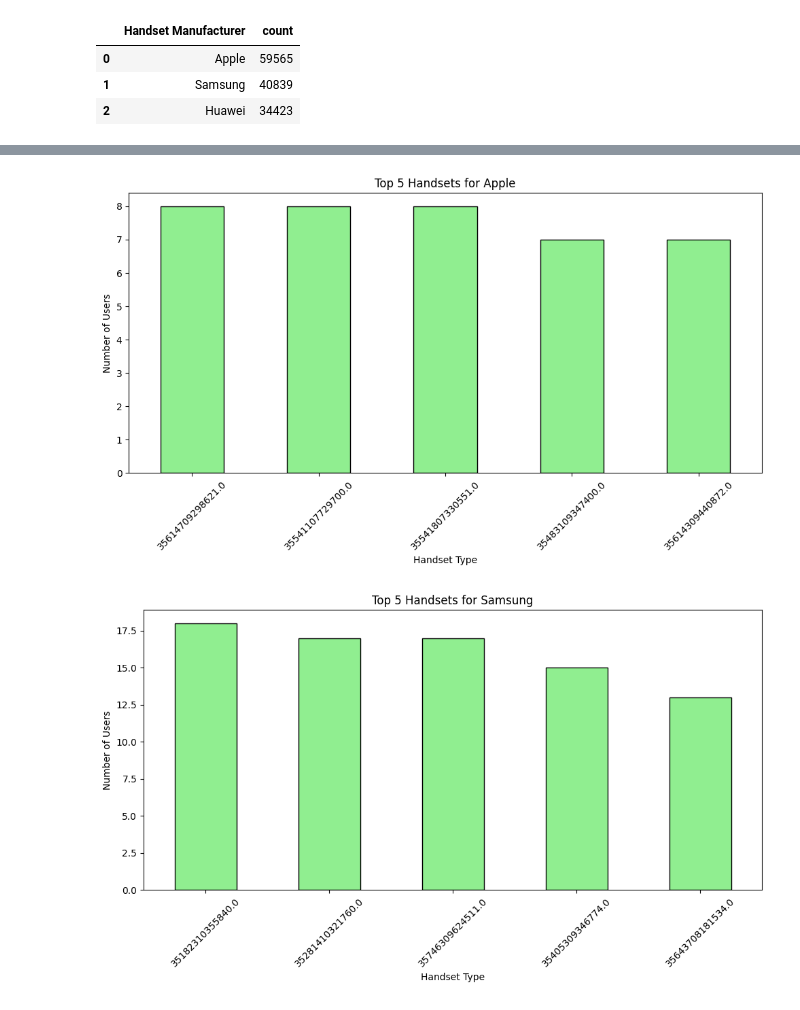
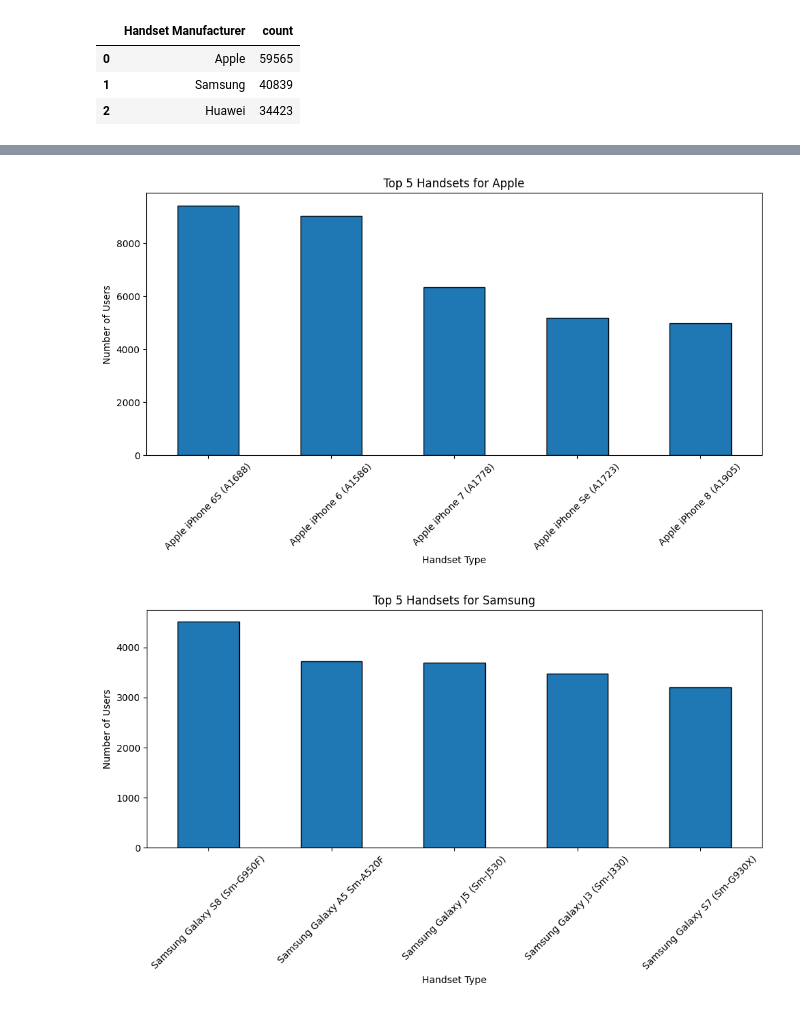
Before and after one commit to getahunTiruneh/TellCo-Telecom-Analysis, a Jupyter notebook: notebooks/user_overview_analysis.ipynb, the cells around one changed output, grey strips where cells are left out. Drawn from its saved outputs; the diff is of its cells as text; code cells hidden in the pictures.

```diff
--- a/notebooks/user_overview_analysis.ipynb
+++ b/notebooks/user_overview_analysis.ipynb
@@ -15,5 +23,5 @@ from DB_connection.connection import PostgresConnection
 # %%
-db=PostgresConnection(database='teleco',user='postgres',password='postgres')
+db=PostgresConnection()
 db.connect()
 # %% [output]
 Connected to PostgreSQL database
@@ -125,7 +158,7 @@ filtered_df = df[df['Handset Manufacturer'].isin(top_3_manufacturers_list)]
 top_5_handsets_per_manufacturer = {}
 for manufacturer in top_3_manufacturers_list:
     manufacturer_data = filtered_df[filtered_df['Handset Manufacturer'] == manufacturer]
-    top_5_handsets = manufacturer_data['IMEI'].value_counts().head(5)
+    top_5_handsets = manufacturer_data['Handset Type'].value_counts().head(5)
     top_5_handsets_per_manufacturer[manufacturer] = top_5_handsets
 
 print("Top 5 Handsets per Top 3 Manufacturer:")
@@ -188,15 +221,15 @@ Name: count, dtype: int64
 # %%
 import matplotlib.pyplot as plt
 # 3. Plot for Top 5 Handsets per Top 3 Manufacturer
 for manufacturer, handsets in top_5_handsets_per_manufacturer.items():
     plt.figure(figsize=(10, 6))
-    handsets.plot(kind='bar', color='lightgreen', edgecolor='black')
+    handsets.plot(kind='bar',edgecolor='black')
     plt.title(f'Top 5 Handsets for {manufacturer}')
     plt.xlabel('Handset Type')
     plt.ylabel('Number of Users')
     plt.xticks(rotation=45)
     plt.tight_layout()
     plt.show()
 # %% [output]
-[figure, old version]
+[figure, new version]
-[figure, old version]
+[figure, new version]
```
Also changed, not shown: parts of 17 cells of this notebook.
